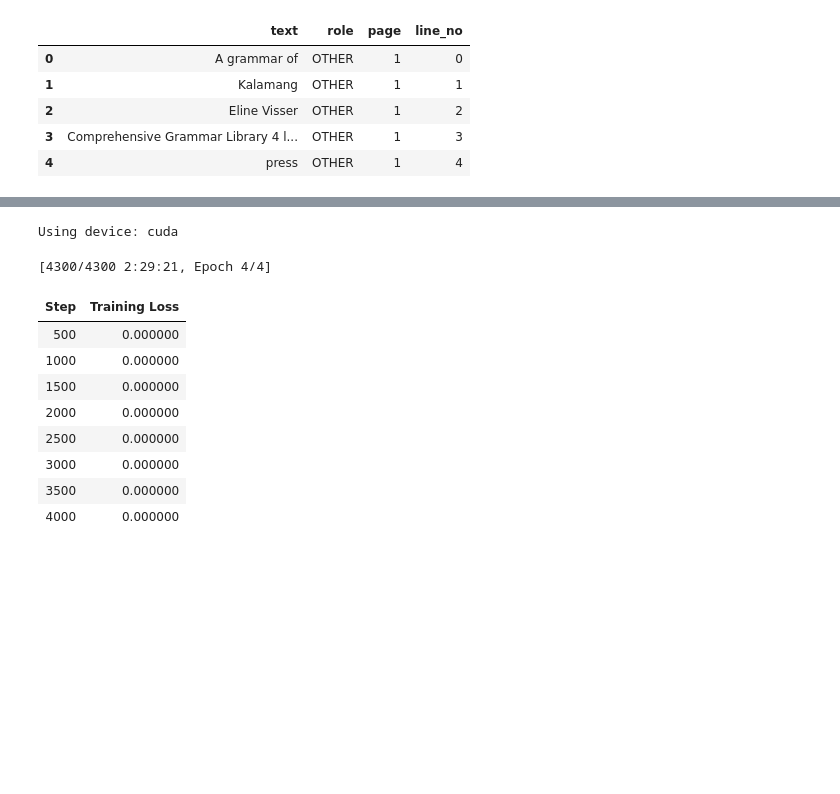
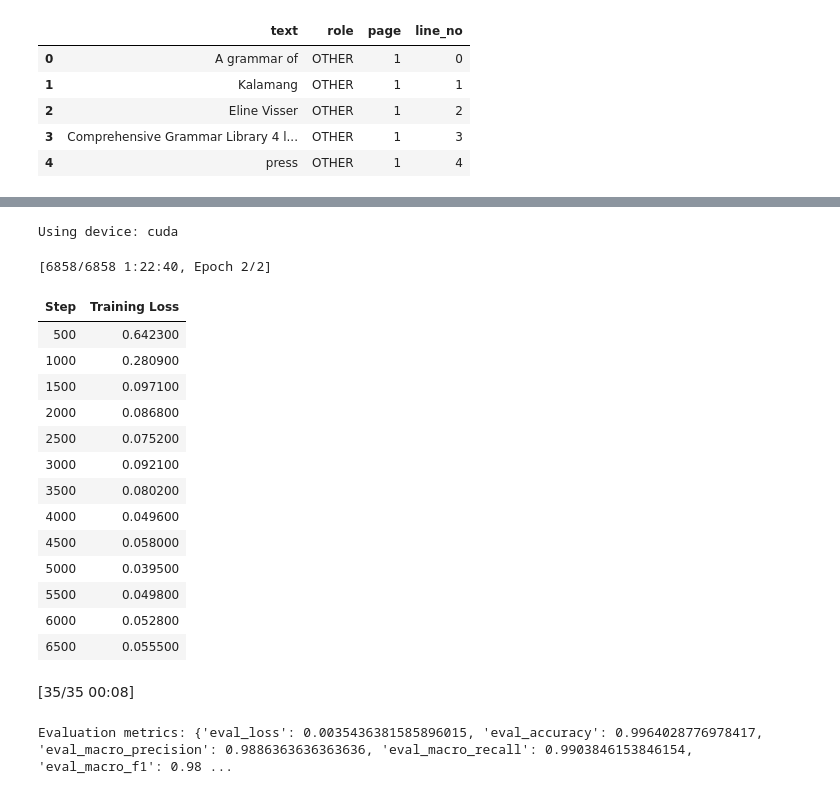
Before and after one commit to varunghat/GrammarMT, a Jupyter notebook: notebooks/parallel_sentence_extractor.ipynb, the cells around one changed output, grey strips where cells are left out. Saved outputs shown, nothing was run; the diff lists cells and outputs as text; code cells hidden in the pictures; blank space fills up the shorter version.

Commit message:
Notebook code restructure, gemini batch and finetuning, new pdf parser, new parallel sentence extraction, new rule selection, new rule generation

```diff
--- a/notebooks/parallel_sentence_extractor.ipynb
+++ b/notebooks/parallel_sentence_extractor.ipynb
@@ -1272,7 +1388,7 @@ def load_and_flatten(json_path):
 
     return data
 
-curated_data = load_and_flatten("kalamang_combined_final_roles.json")
+curated_data = load_and_flatten("../temp/kalamang_combined_final_roles_filtered.json")
 curated_lookup = {}
 for row in curated_data:
 
@@ -1386,6 +1560,6 @@ Index(['text', 'role', 'page', 'line_no'], dtype='object')
 # %%
 # ---------------------------------------------------------
-# Structural feature extractor (safe across docs)
+# Structural feature extractor
 # ---------------------------------------------------------
 def structural_features(line):
     tokens = line.split()
@@ -1418,7 +1592,7 @@ def tokenize(batch):
     enc = tokenizer(
         batch["context_text"],
         truncation=True,
-        padding="max_length",
+        #padding="max_length",
         max_length=MAX_LEN
     )
 
@@ -1443,14 +1617,14 @@ dataset.set_format(type="torch", columns=cols)
 # ---------------------------------------------------------
 # Train/Validation split
 # ---------------------------------------------------------
-ds = dataset.train_test_split(test_size=0.1)
+ds = dataset.train_test_split(test_size=0.01)
 # %%
 
 # ---------------------------------------------------------
 # Model: BERT + structural features → MLP
 # ---------------------------------------------------------
 class LineClassifier(nn.Module):
-    def __init__(self, bert_name, num_labels, feat_dim):
+    def __init__(self, bert_name, num_labels, feat_dim,dropout=0.2):
         super().__init__()
         self.bert = AutoModel.from_pretrained(bert_name)
         hidden = self.bert.config.hidden_size
@@ -1458,7 +1632,7 @@ class LineClassifier(nn.Module):
         self.classifier = nn.Sequential(
             nn.Linear(hidden + feat_dim, 256),
             nn.ReLU(),
-            nn.Dropout(0.2),
+            nn.Dropout(dropout),
             nn.Linear(256, num_labels)
         )
 
@@ -1486,47 +1660,77 @@ class LineClassifier(nn.Module):
         return {"loss": loss, "logits": logits}
 # %%
 torch.cuda.empty_cache()
+# %%
+from sklearn.metrics import precision_recall_fscore_support, accuracy_score
+
+def compute_metrics(eval_pred):
+    logits, labels = eval_pred
+    preds = logits.argmax(-1)
+
+    acc = accuracy_score(labels, preds)
+    precision, recall, f1, _ = precision_recall_fscore_support(
+        labels, preds, average="macro"
+    )
+
+    return {
+        "accuracy": acc,
+        "macro_precision": precision,
+        "macro_recall": recall,
+        "macro_f1": f1
+    }
 # %%
 feature_dim = 8
-model = LineClassifier(MODEL_NAME, num_labels=len(labels), feat_dim=feature_dim)
+model = LineClassifier(MODEL_NAME, num_labels=len(labels), feat_dim=feature_dim,dropout=0.4)
 
 # ---------------------------------------------------------
 # Trainer
 # ---------------------------------------------------------
 training_args = TrainingArguments(
     output_dir="stage1_line_classifier",
     save_strategy="epoch",
-    learning_rate=2e-5,
-    per_device_train_batch_size=16,
-    per_device_eval_batch_size=16,
-    num_train_epochs=4,
+    learning_rate=1e-5,
+    per_device_train_batch_size=8,
+    per_device_eval_batch_size=8,
+    num_train_epochs=2,
 )
 device = "cuda" if torch.cuda.is_available() else "cpu"
 print("Using device:", device)
 model = model.to(device)
 
 # Move dataset to device
 
 
 trainer = Trainer(
     model=model,
     args=training_args,
     train_dataset=ds["train"],
     eval_dataset=ds["test"],
     tokenizer=tokenizer,
+    compute_metrics=compute_metrics,
 )
 
 trainer.train()
-trainer.save_model("stage1_line_classifier_final")
+trainer.save_model(f"../models/{data_name}_bert_parallel_line_classifier_final")
 # %% [output]
 Using device: cuda
-[4300/4300 2:29:21, Epoch 4/4]
+[6858/6858 1:22:40, Epoch 2/2]
 | Step | Training Loss |
-| 500 | 0.000000 |
-| 1000 | 0.000000 |
-| 1500 | 0.000000 |
-| 2000 | 0.000000 |
-| 2500 | 0.000000 |
-| 3000 | 0.000000 |
-| 3500 | 0.000000 |
-| 4000 | 0.000000 |
+| 500 | 0.642300 |
+| 1000 | 0.280900 |
+| 1500 | 0.097100 |
+| 2000 | 0.086800 |
+| 2500 | 0.075200 |
+| 3000 | 0.092100 |
+| 3500 | 0.080200 |
+| 4000 | 0.049600 |
+| 4500 | 0.058000 |
+| 5000 | 0.039500 |
+| 5500 | 0.049800 |
+| 6000 | 0.052800 |
+| 6500 | 0.055500 |
+# %%
+metrics = trainer.evaluate()
+print("Evaluation metrics:", metrics)
+# %% [output]
+[35/35 00:08]
+Evaluation metrics: {'eval_loss': 0.0035436381585896015, 'eval_accuracy': 0.9964028776978417, 'eval_macro_precision': 0.9886363636363636, 'eval_macro_recall': 0.9903846153846154, 'eval_macro_f1': 0.98 ...
```
Also changed, not shown: parts of 51 cells of this notebook, 12 other files.
